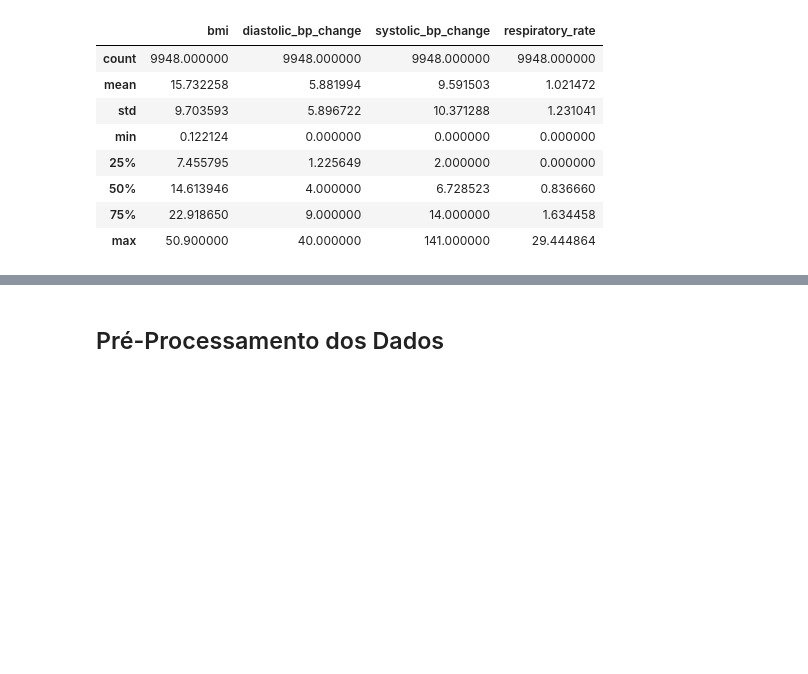
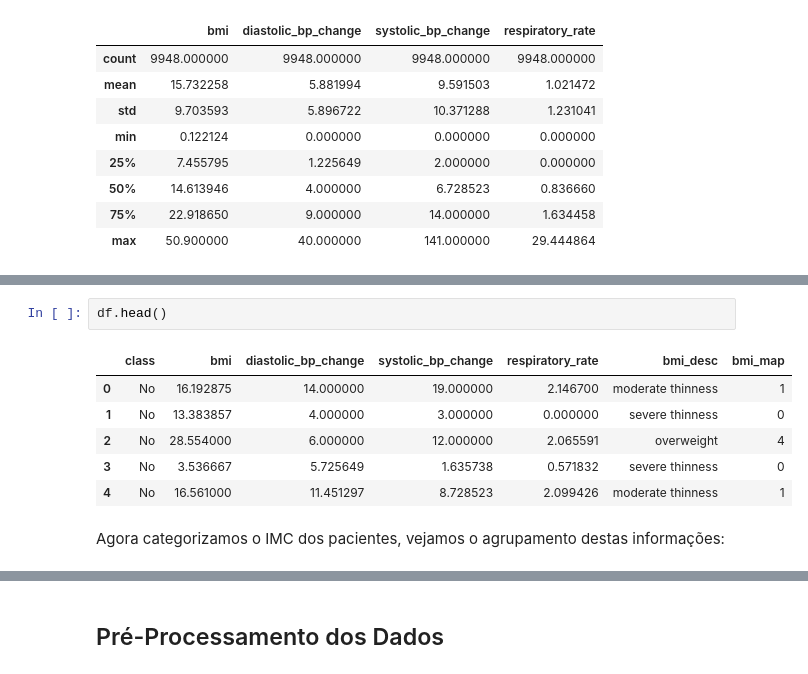
Before and after one commit to Krupique/challenges-kaggle, a Jupyter notebook: challenges/15_BloodPressurePredictor/01-CargaPrepDados.ipynb, the cells around one changed output, grey strips where cells are left out. Saved outputs shown, nothing was run; the diff lists cells and outputs as text; blank space fills up the shorter version.

```diff
--- a/challenges/15_BloodPressurePredictor/01-CargaPrepDados.ipynb
+++ b/challenges/15_BloodPressurePredictor/01-CargaPrepDados.ipynb
@@ -223,0 +361,11 @@ plt.show()
+# %%
+df.head()
+# %% [output]
+|  | class | bmi | diastolic_bp_change | systolic_bp_change | respiratory_rate | bmi_desc | bmi_map |
+| 0 | No | 16.192875 | 14.000000 | 19.000000 | 2.146700 | moderate thinness | 1 |
+| 1 | No | 13.383857 | 4.000000 | 3.000000 | 0.000000 | severe thinness | 0 |
+| 2 | No | 28.554000 | 6.000000 | 12.000000 | 2.065591 | overweight | 4 |
+| 3 | No | 3.536667 | 5.725649 | 1.635738 | 0.571832 | severe thinness | 0 |
+| 4 | No | 16.561000 | 11.451297 | 8.728523 | 2.099426 | moderate thinness | 1 |
+# %% [markdown]
+Agora categorizamos o IMC dos pacientes, vejamos o agrupamento destas informações:
```
Also changed, not shown: parts of 59 cells of this notebook.
